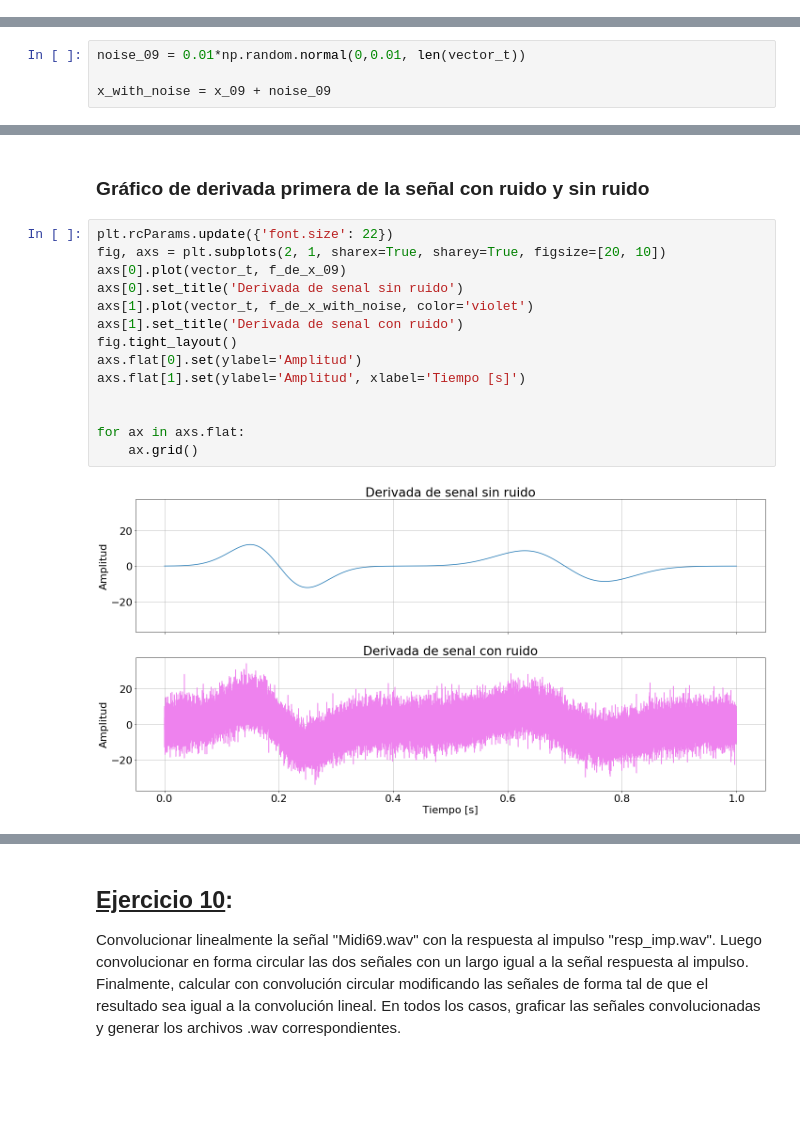
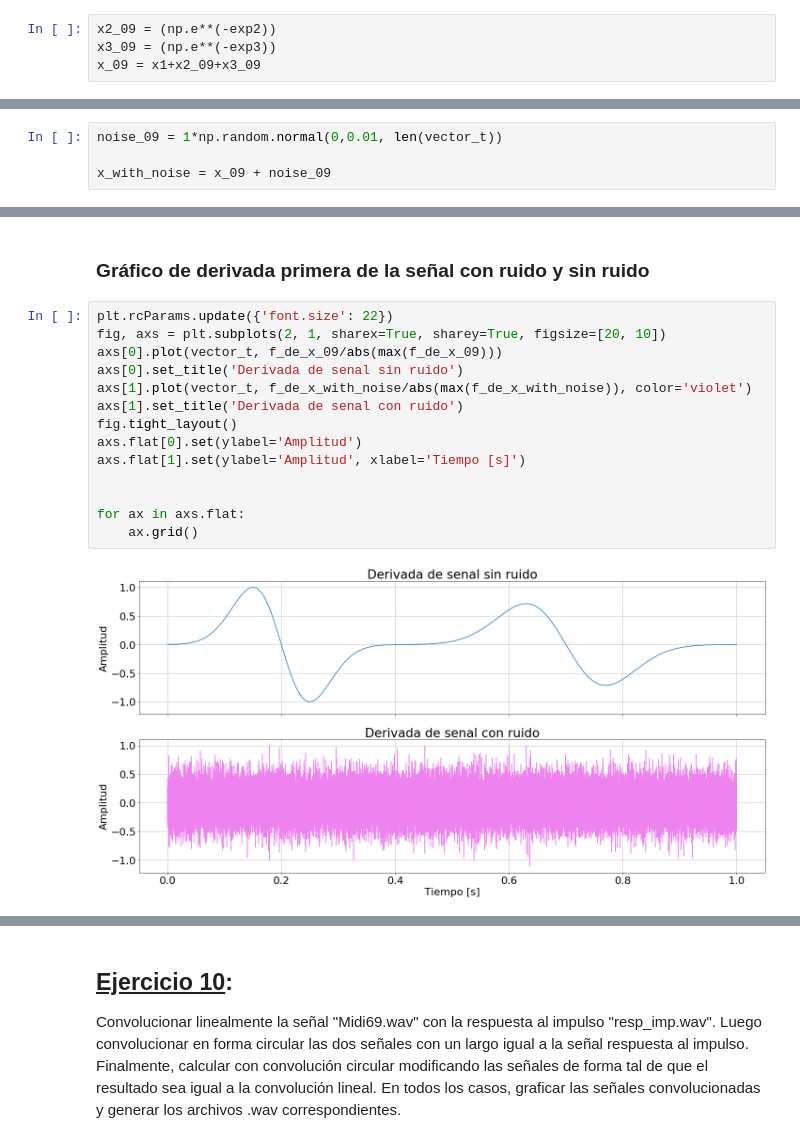
Before and after one commit to reborafs/dsp-untref, a Jupyter notebook: notebook/TP1.ipynb, the cells around one changed output, grey strips where cells are left out. Saved outputs shown, nothing was run; the diff lists cells and outputs as text; blank space fills up the shorter version.

```diff
--- a/notebook/TP1.ipynb
+++ b/notebook/TP1.ipynb
@@ -607,7 +604,11 @@ x_09 = x1+x2_09+x3_09
+# %%
+x2_09 = (np.e**(-exp2))
+x3_09 = (np.e**(-exp3))
+x_09 = x1+x2_09+x3_09
 # %% [markdown]
 ### Señal con ruido
 # %%
-noise_09 = 0.01*np.random.normal(0,0.01, len(vector_t))
+noise_09 = 1*np.random.normal(0,0.01, len(vector_t))
 
 x_with_noise = x_09 + noise_09
 # %% [markdown]
@@ -641,16 +642,16 @@ f_de_x_with_noise = derivada_discreta(x_with_noise,vector_t)
 # %%
 plt.rcParams.update({'font.size': 22})
 fig, axs = plt.subplots(2, 1, sharex=True, sharey=True, figsize=[20, 10])
-axs[0].plot(vector_t, f_de_x_09)
+axs[0].plot(vector_t, f_de_x_09/abs(max(f_de_x_09)))
 axs[0].set_title('Derivada de senal sin ruido')
-axs[1].plot(vector_t, f_de_x_with_noise, color='violet')
+axs[1].plot(vector_t, f_de_x_with_noise/abs(max(f_de_x_with_noise)), color='violet')
 axs[1].set_title('Derivada de senal con ruido')
 fig.tight_layout()
 axs.flat[0].set(ylabel='Amplitud')
 axs.flat[1].set(ylabel='Amplitud', xlabel='Tiempo [s]')
 
 
 for ax in axs.flat:
     ax.grid()
 # %% [output]
-[figure, old version]
+[figure, new version]
```
Also changed, not shown: parts of 19 cells of this notebook.
